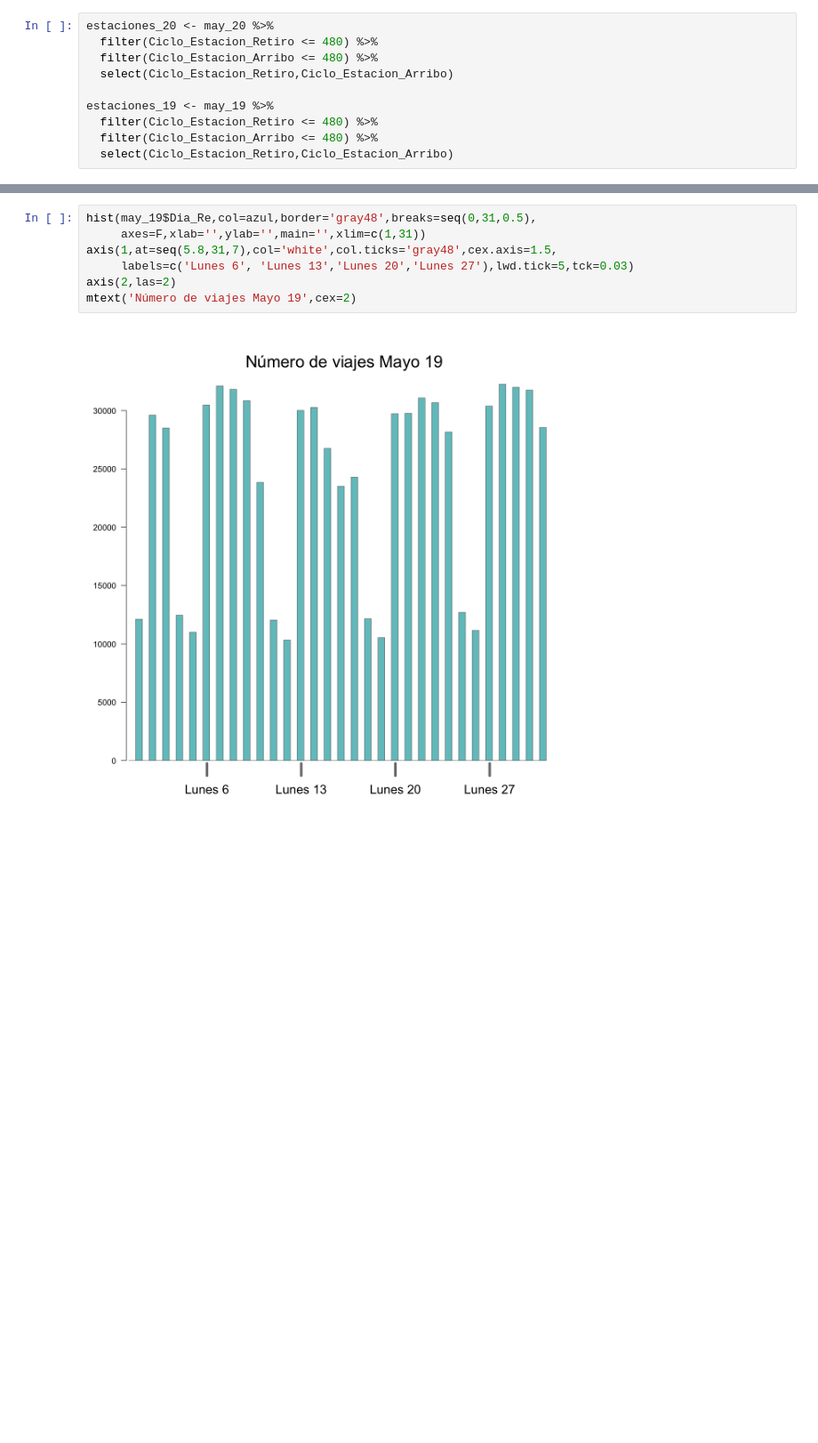
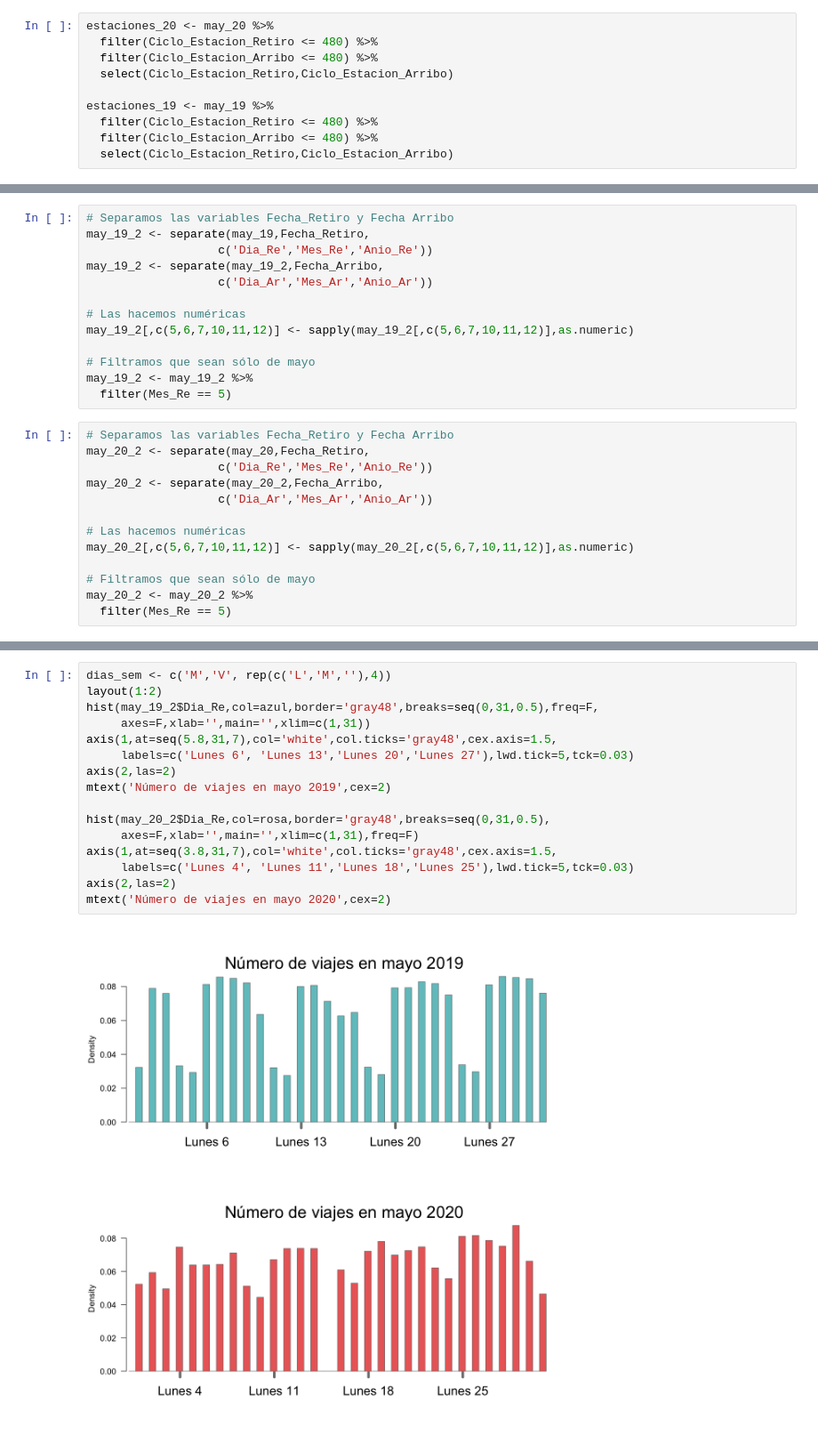
Before and after one commit to prope-2020-gh-classroom/practica-final-por-equipos-verano-2020-itam-Eduardo-Moreno, a Jupyter notebook: Descriptive_Analysis.ipynb, the cells around one changed output, grey strips where cells are left out. Shown: that part at 89% size. Saved outputs shown, nothing was run; the diff lists cells and outputs as text; blank space fills up the shorter version.

```diff
--- a/Descriptive_Analysis.ipynb
+++ b/Descriptive_Analysis.ipynb
@@ -258,0 +294,26 @@ dias_sem <- c('M','V', rep(c('L','M','V'),4))
+# %%
+# Separamos las variables Fecha_Retiro y Fecha Arribo
+may_19_2 <- separate(may_19,Fecha_Retiro,
+                   c('Dia_Re','Mes_Re','Anio_Re'))
+may_19_2 <- separate(may_19_2,Fecha_Arribo,
+                   c('Dia_Ar','Mes_Ar','Anio_Ar'))
+
+# Las hacemos numéricas
+may_19_2[,c(5,6,7,10,11,12)] <- sapply(may_19_2[,c(5,6,7,10,11,12)],as.numeric)
+
+# Filtramos que sean sólo de mayo
+may_19_2 <- may_19_2 %>%
+  filter(Mes_Re == 5)
+# %%
+# Separamos las variables Fecha_Retiro y Fecha Arribo
+may_20_2 <- separate(may_20,Fecha_Retiro,
+                   c('Dia_Re','Mes_Re','Anio_Re'))
+may_20_2 <- separate(may_20_2,Fecha_Arribo,
+                   c('Dia_Ar','Mes_Ar','Anio_Ar'))
+
+# Las hacemos numéricas
+may_20_2[,c(5,6,7,10,11,12)] <- sapply(may_20_2[,c(5,6,7,10,11,12)],as.numeric)
+
+# Filtramos que sean sólo de mayo
+may_20_2 <- may_20_2 %>%
+  filter(Mes_Re == 5)
@@ -259,9 +322,18 @@ dias_sem <- c('M','V', rep(c('L','M','V'),4))
 # %%
-hist(may_19$Dia_Re,col=azul,border='gray48',breaks=seq(0,31,0.5),
-     axes=F,xlab='',ylab='',main='',xlim=c(1,31))
+dias_sem <- c('M','V', rep(c('L','M',''),4))
+layout(1:2)
+hist(may_19_2$Dia_Re,col=azul,border='gray48',breaks=seq(0,31,0.5),freq=F,
+     axes=F,xlab='',main='',xlim=c(1,31))
 axis(1,at=seq(5.8,31,7),col='white',col.ticks='gray48',cex.axis=1.5,
      labels=c('Lunes 6', 'Lunes 13','Lunes 20','Lunes 27'),lwd.tick=5,tck=0.03)
 axis(2,las=2)
-mtext('Número de viajes Mayo 19',cex=2)
+mtext('Número de viajes en mayo 2019',cex=2)
+
+hist(may_20_2$Dia_Re,col=rosa,border='gray48',breaks=seq(0,31,0.5),
+     axes=F,xlab='',main='',xlim=c(1,31),freq=F)
+axis(1,at=seq(3.8,31,7),col='white',col.ticks='gray48',cex.axis=1.5,
+     labels=c('Lunes 4', 'Lunes 11','Lunes 18','Lunes 25'),lwd.tick=5,tck=0.03)
+axis(2,las=2)
+mtext('Número de viajes en mayo 2020',cex=2)
 # %% [output]
-[figure, old version]
+[figure, new version]
```
Also changed, not shown: parts of 23 cells of this notebook, 2 other files.
